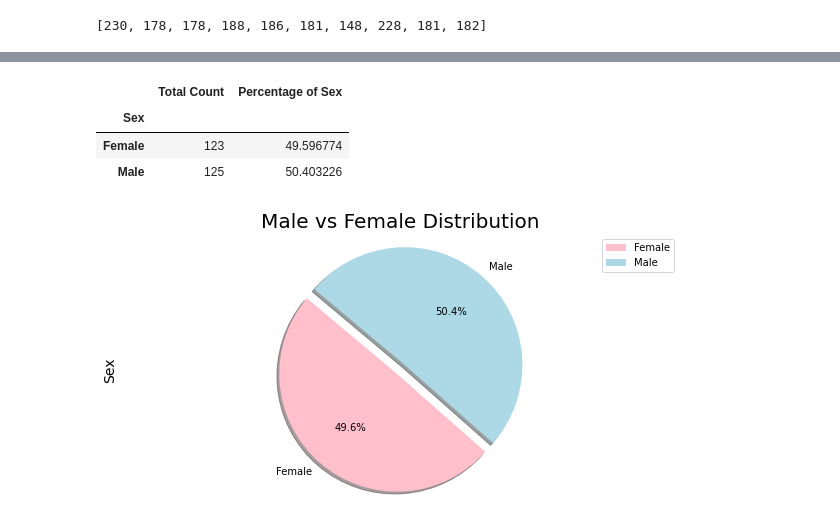
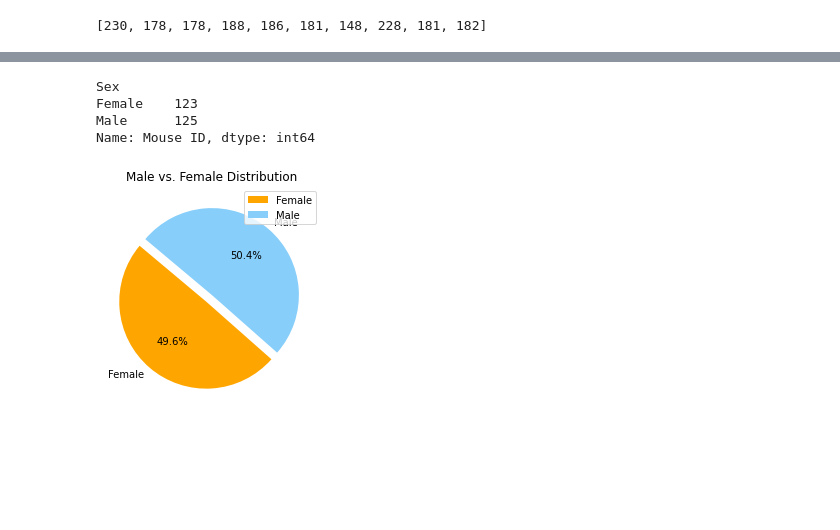
Before and after one commit to dschoen24/Matplotlib, a Jupyter notebook: anti_cancer_pymaceauticals.ipynb, the cells around one changed output, grey strips where cells are left out. Saved outputs shown, nothing was run; the diff lists cells and outputs as text; code cells hidden in the pictures; blank space fills up the shorter version.

```diff
--- a/anti_cancer_pymaceauticals.ipynb
+++ b/anti_cancer_pymaceauticals.ipynb
@@ -184,6 +185,12 @@ Text(0, 0.5, 'Number of Mice')
 [figure]
 # %%
 # Generate a pie plot showing the distribution of female versus male mice using Pandas
-#  Group by gender and get the number to plot
-groupby_gender = clean_df.groupby(["Mouse ID","Sex"])
-gender_df = pd.DataFrame(groupby_gender.size())
+# Group dataframe by gender and count up male and female mice.
+# Use .nunique so we don't count mice more than once.
+gender_group = clean_df.groupby(["Sex"])["Mouse ID"].nunique()
+gender_group
+# %% [output]
+Sex
+Female    123
+Male      125
+Name: Mouse ID, dtype: int64
@@ -200,22 +197,24 @@ mouse_gender["Percentage of Sex"] = mouse_gender["Percentage of Sex"]
-# %%
-# gender_df
-mouse_gender
-# %% [output]
-|  | Total Count | Percentage of Sex |
-| Sex |  |  |
-| Female | 123 | 49.596774 |
-| Male | 125 | 50.403226 |
-# %%
-#Create the Pie Chart using Pandas
-
-colors = ['pink', 'lightblue']
-explode = (0.1, 0)
-plot = mouse_gender.plot.pie(y='Total Count',figsize=(10,5), colors = colors, startangle=140, explode = explode, shadow = True, autopct="%1.1f%%")
-
-plt.title('Male vs Female Distribution',fontsize = 20)
-plt.ylabel('Sex',fontsize = 14)
-plt.axis("equal")
-
-plt.show()
-# %% [output]
-[figure, removed]
+# %%
+# The colors of each section of the pie chart & the explode
+colors = ["orange", "lightskyblue"]
+explode = (0.1, 0)
+# Create pie chart using pandas.
+pandas_pie = gender_group.plot(kind="pie", y="Mouse ID", startangle=140, autopct="%1.1f%%", colors=colors, explode=explode)
+
+# Add labels for axes and add a title for the graph.
+pandas_pie.set_title("Male vs. Female Distribution")
+
+# Hide y label
+pandas_pie.set_ylabel('')
+
+# Add legend
+pandas_pie.legend(loc='best')
+
+# Equal axis
+pandas_pie.set_aspect('equal')
+
+# Show plot
+plt.savefig("PyPies.png")
+plt.show()
+# %% [output]
+[figure, added]
```
Also changed, not shown: parts of 18 cells of this notebook, 6 other files.
